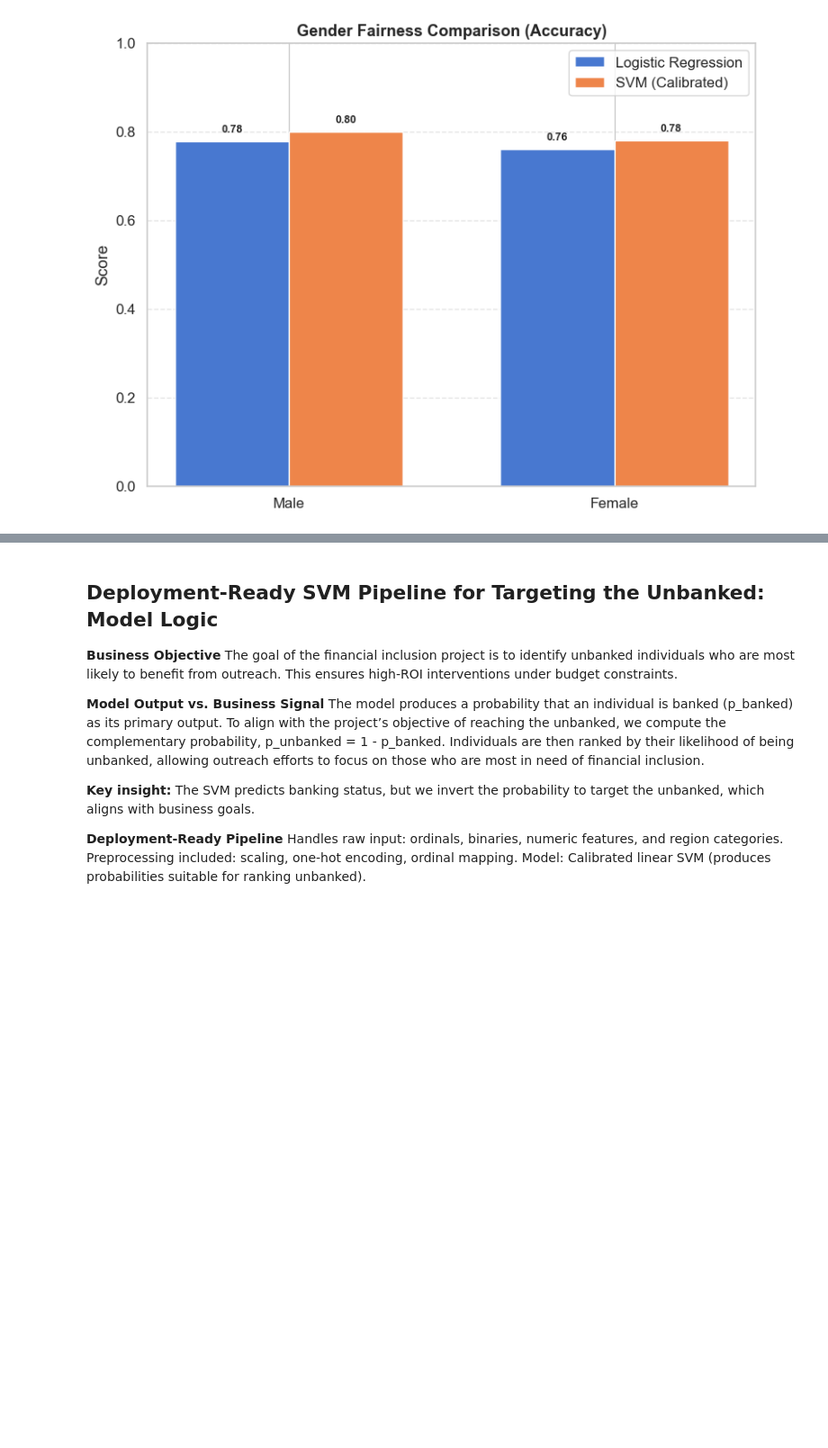
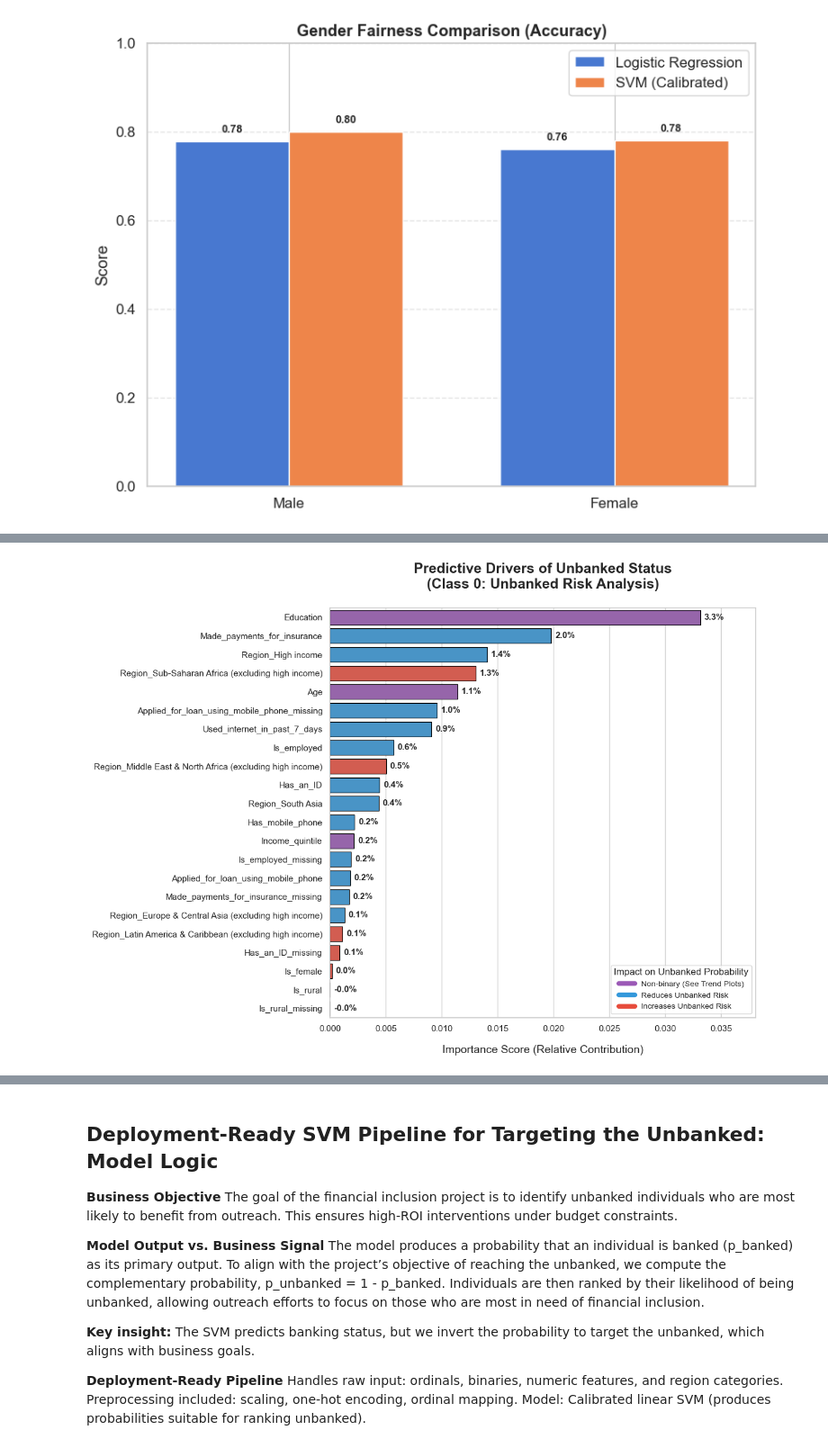
Before and after one commit to ProfFausat/Financial-Inclusion-Project, a Jupyter notebook: Financial_Inclusion_Project_v2.ipynb, the cells around one changed output, grey strips where cells are left out. Shown at 90% size. Cells and saved outputs as stored; diff of their text form; code cells hidden in the pictures; blank space fills up the shorter version.

```diff
--- a/Financial_Inclusion_Project_v2.ipynb
+++ b/Financial_Inclusion_Project_v2.ipynb
@@ -2568,6 +2584,7 @@ fairness_table.index = ['Male', 'Female']
 # Displaying fairness performance
 print("Fairness diagnostics by gender (Logistic Regression):")
 display(fairness_table)
+fairness_table_logreg = fairness_table
 # %% [output]
 Fairness diagnostics by gender (Logistic Regression):
 |  | TPR | FPR | Accuracy |
@@ -2615,6 +2632,7 @@ fairness_table.index = ['Male', 'Female']
 # Displaying results
 print("Fairness diagnostics by gender (Calibrated SVM):")
 display(fairness_table)
+fairness_table_svm = fairness_table
 # %% [output]
 Fairness diagnostics by gender (Calibrated SVM):
 |  | TPR | FPR | Accuracy |
@@ -2939,0 +2884,97 @@ plt.show()
+# %%
+import matplotlib.pyplot as plt
+import seaborn as sns
+from matplotlib.lines import Line2D
+
+# 1️⃣ Setup Data
+top_n = 22
+viz_data = policy_table.head(top_n).copy()
+
+# 2️⃣ Define Palette (Removed "Mixed" to clean up the legend)
+palette_map = {
+    "Increases Unbanked Risk": "#e74c3c",   # Red
+    "Reduces Unbanked Risk": "#3498db",    # Blue
+    "Non-binary (See Trend Plots)": "#9b59b6" # Purple
+}
+
+# Create a full palette mapping for every feature in the top_n
+feature_palette = {
+    row['Feature']: palette_map.get(row['Effect_on_Unbanked_Status'], "#95a5a6")
+    for _, row in viz_data.iterrows()
+}
+
+# 3️⃣ Create Figure
+plt.figure(figsize=(12, 9))
+sns.set_style("whitegrid")
+
+# Assign Feature to 'hue' to avoid the FutureWarning
+ax = sns.barplot(
+    x='Importance_Score',
+    y='Feature',
+    data=viz_data,
+    hue='Feature',
+    palette=feature_palette,
+    legend=False,
+    edgecolor='black',
+    linewidth=0.8
+)
+
+# 4️⃣ Add Percentage Labels
+# Calculate total importance to show relative contribution if desired,
+# or just format the raw score as a percentage.
+total_importance = viz_data['Importance_Score'].sum()
+
+for p in ax.patches:
+    width = p.get_width()
+    # Format as a percentage (e.g., 0.05 -> 5.0%)
+    label = f'{width:.1%}'
+    ax.annotate(label,
+                (width, p.get_y() + p.get_height() / 2),
+                xytext=(5, 0),
+                textcoords='offset points',
+                ha='left', va='center',
+                fontsize=11, fontweight='bold')
+
+# 5️⃣ Aesthetics and Labels
+plt.title(f'Predictive Drivers of Unbanked Status\n(Class 0: Unbanked Risk Analysis)',
+          fontsize=18, fontweight='bold', pad=25)
+plt.xlabel('Importance Score (Relative Contribution)', fontsize=14, labelpad=15)
+plt.ylabel('')
+
+# 6️⃣ Clean Legend (Only includes categories present in the top_n)
+present_effects = viz_data['Effect_on_Unbanked_Status'].unique()
+legend_elements = [
+    Line2D([0], [0], color=palette_map[effect], lw=6, label=effect)
+    for effect in present_effects if effect in palette_map
+]
+
+plt.legend(handles=legend_elements, title="Impact on Unbanked Probability",
+           loc='lower right', frameon=True, fontsize=10)
+
+# Expand the x-axis slightly to make room for labels
+plt.xlim(0, viz_data['Importance_Score'].max() * 1.15)
+
+plt.tight_layout()
+plt.show()
+
+## Key Takeaways: Drivers of Unbanked Risk
+## Strongest conversion signals
+## Education is highly influential but context-dependent
+## Insurance payment history is the clearest indicator of near-bankable individuals
+## Geography has asymmetric impact
+## High-income regions strongly reduce unbanked risk, Sub-Saharan Africa is the dominant regional risk driver
+## Other regions add limited marginal targeting value
+## Digital access is not equal
+## Internet use and employment modestly reduce risk
+## Mobile phone ownership and gender contribute little when budgets are constrained
+## Missing data is a signal, not noise, absence of records often signals deep exclusion
+## Missingness can be more predictive than asset ownership itself
+
+## Actionable resource strategy
+## Low-cost outreach → prioritize individuals with risk-reducing traits (insurance, internet use)
+## High-touch interventions → focus on structurally excluded groups (regional, documentation barriers)
+
+## Bottom line
+## Precision targeting outperforms broad outreach. Aligning outreach intensity with predicted conversion likelihood maximizes ROI per contact
+# %% [output]
+[figure, added]
```
Also changed, not shown: parts of 21 cells of this notebook, 6 other files.
